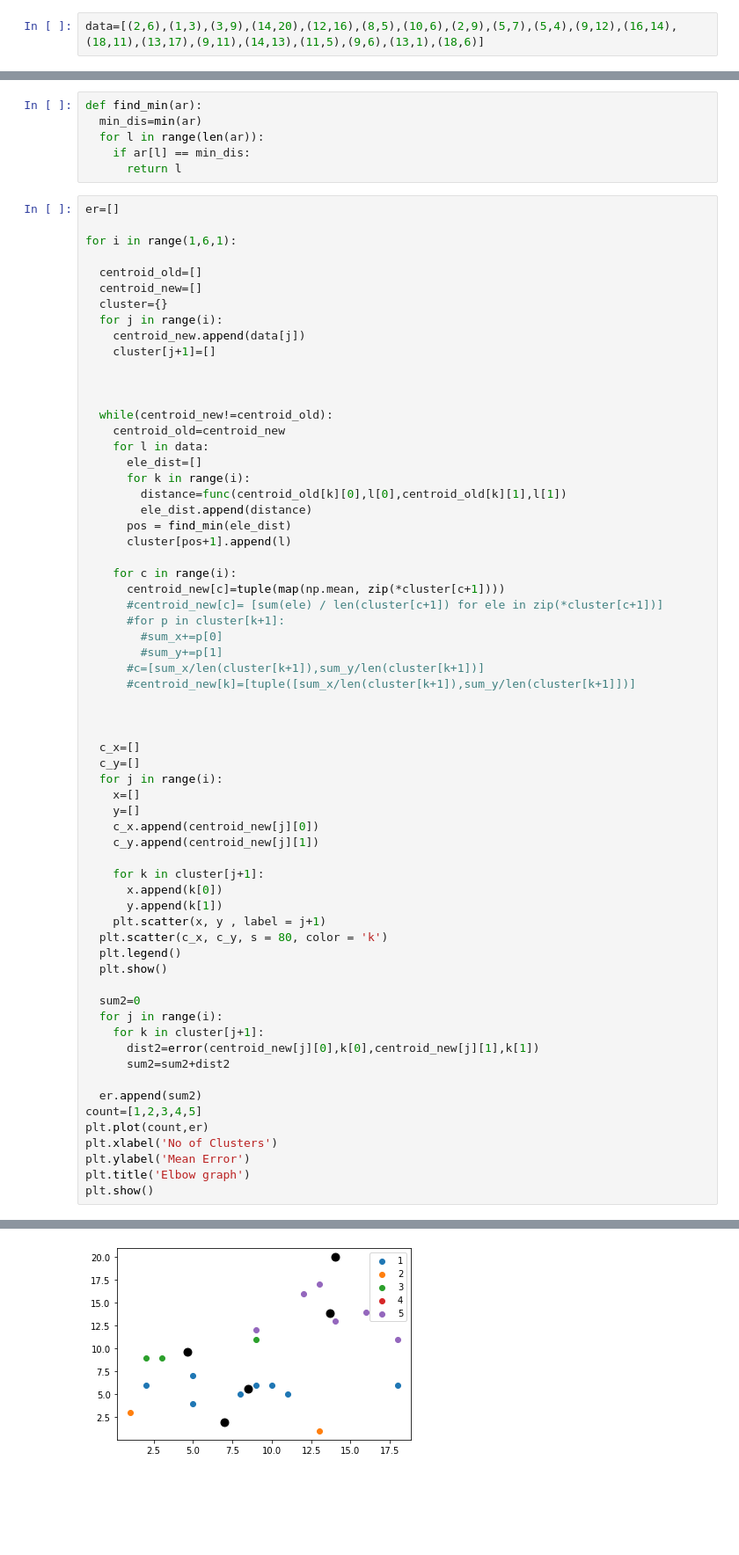
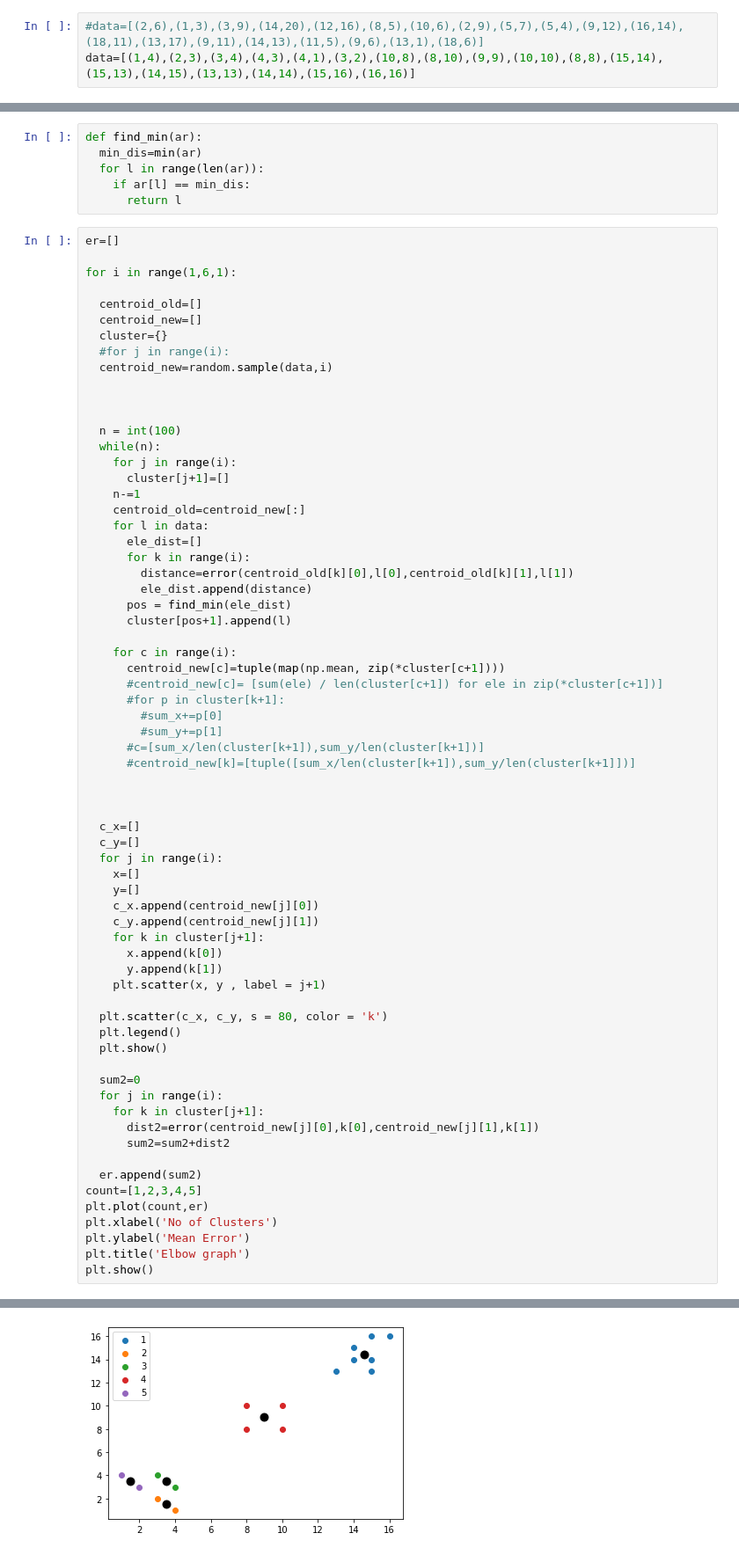
Before and after one commit to Vaish-922/WebAppWithAI, a Jupyter notebook: K_Means_Algorithm.ipynb, the cells around one changed output, grey strips where cells are left out. Shown at 88% size. Cells and saved outputs as stored; diff of their text form; blank space fills up the shorter version.

```diff
--- a/K_Means_Algorithm.ipynb
+++ b/K_Means_Algorithm.ipynb
@@ -7,5 +8,6 @@ import random
 # %%
-data=[(2,6),(1,3),(3,9),(14,20),(12,16),(8,5),(10,6),(2,9),(5,7),(5,4),(9,12),(16,14),(18,11),(13,17),(9,11),(14,13),(11,5),(9,6),(13,1),(18,6)]
+#data=[(2,6),(1,3),(3,9),(14,20),(12,16),(8,5),(10,6),(2,9),(5,7),(5,4),(9,12),(16,14),(18,11),(13,17),(9,11),(14,13),(11,5),(9,6),(13,1),(18,6)]
+data=[(1,4),(2,3),(3,4),(4,3),(4,1),(3,2),(10,8),(8,10),(9,9),(10,10),(8,8),(15,14),(15,13),(14,15),(13,13),(14,14),(15,16),(16,16)]
 # %%
 def func(x1,x2,y1,y2):
   distance = abs(x2-x1)+abs(y2-y1)
@@ -28,18 +30,21 @@ for i in range(1,6,1):
   centroid_old=[]
   centroid_new=[]
   cluster={}
-  for j in range(i):
-    centroid_new.append(data[j])
-    cluster[j+1]=[]
+  #for j in range(i):
+  centroid_new=random.sample(data,i)
 
 
 
-  while(centroid_new!=centroid_old):
-    centroid_old=centroid_new
+  n = int(100)
+  while(n):
+    for j in range(i):
+      cluster[j+1]=[]
+    n-=1
+    centroid_old=centroid_new[:]
     for l in data:
       ele_dist=[]
       for k in range(i):
-        distance=func(centroid_old[k][0],l[0],centroid_old[k][1],l[1])
+        distance=error(centroid_old[k][0],l[0],centroid_old[k][1],l[1])
         ele_dist.append(distance)
       pos = find_min(ele_dist)
       cluster[pos+1].append(l)
@@ -62,11 +67,11 @@ for i in range(1,6,1):
     y=[]
     c_x.append(centroid_new[j][0])
     c_y.append(centroid_new[j][1])
-
     for k in cluster[j+1]:
       x.append(k[0])
       y.append(k[1])
     plt.scatter(x, y , label = j+1)
+
   plt.scatter(c_x, c_y, s = 80, color = 'k')
   plt.legend()
   plt.show()
@@ -92 +97 @@ plt.show()
-[figure, old version]
+[figure, new version]
```
Also changed, not shown: parts of 3 cells of this notebook.
